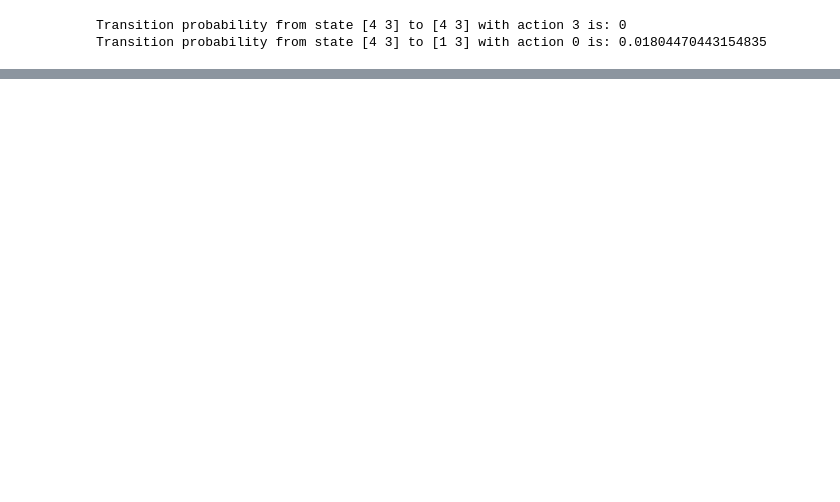
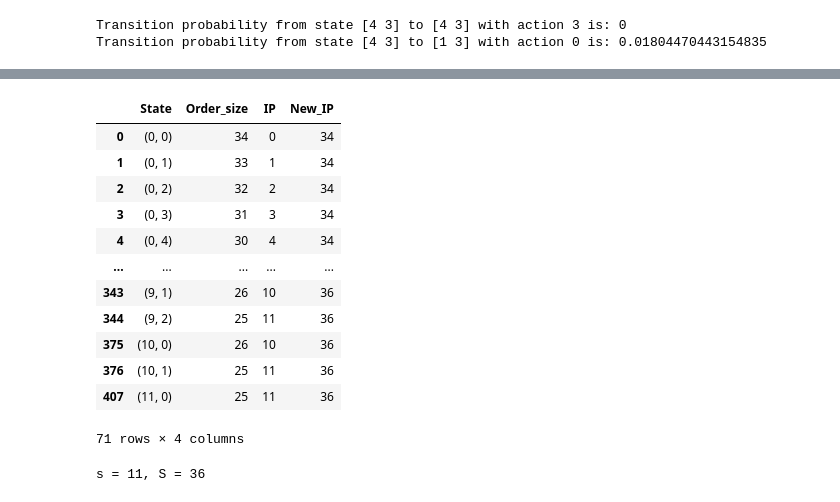
Before and after one commit to t-unger/Spare-Parts-Inventory, a Jupyter notebook: General_Lead_Times.ipynb, the cells around one changed output, grey strips where cells are left out. Cells and saved outputs as stored; diff of their text form; code cells hidden in the pictures; blank space fills up the shorter version.

```diff
--- a/General_Lead_Times.ipynb
+++ b/General_Lead_Times.ipynb
@@ -381,0 +382,23 @@ This gives an (s,S) policy with $s = 12$ and $S = 21$ where the current inventor
+# %%
+policy_df["IP"] = policy_df["State"].apply(sum)
+policy_df["New_IP"] = policy_df["IP"] + policy_df["Order_size"]
+filtered_policy_df = policy_df[policy_df["Order_size"] != 0]
+s = filtered_policy_df["IP"].max()
+S = filtered_policy_df["New_IP"].max()
+display(filtered_policy_df)
+print(f"s = {s}, S = {S}")
+# %% [output]
+|  | State | Order_size | IP | New_IP |
+| 0 | (0, 0) | 34 | 0 | 34 |
+| 1 | (0, 1) | 33 | 1 | 34 |
+| 2 | (0, 2) | 32 | 2 | 34 |
+| 3 | (0, 3) | 31 | 3 | 34 |
+| 4 | (0, 4) | 30 | 4 | 34 |
+| ... | ... | ... | ... | ... |
+| 343 | (9, 1) | 26 | 10 | 36 |
+| 344 | (9, 2) | 25 | 11 | 36 |
+| 375 | (10, 0) | 26 | 10 | 36 |
+| 376 | (10, 1) | 25 | 11 | 36 |
+| 407 | (11, 0) | 25 | 11 | 36 |
+71 rows × 4 columns
+s = 11, S = 36
```
Also changed, not shown: parts of 7 cells of this notebook, 5 other files.
